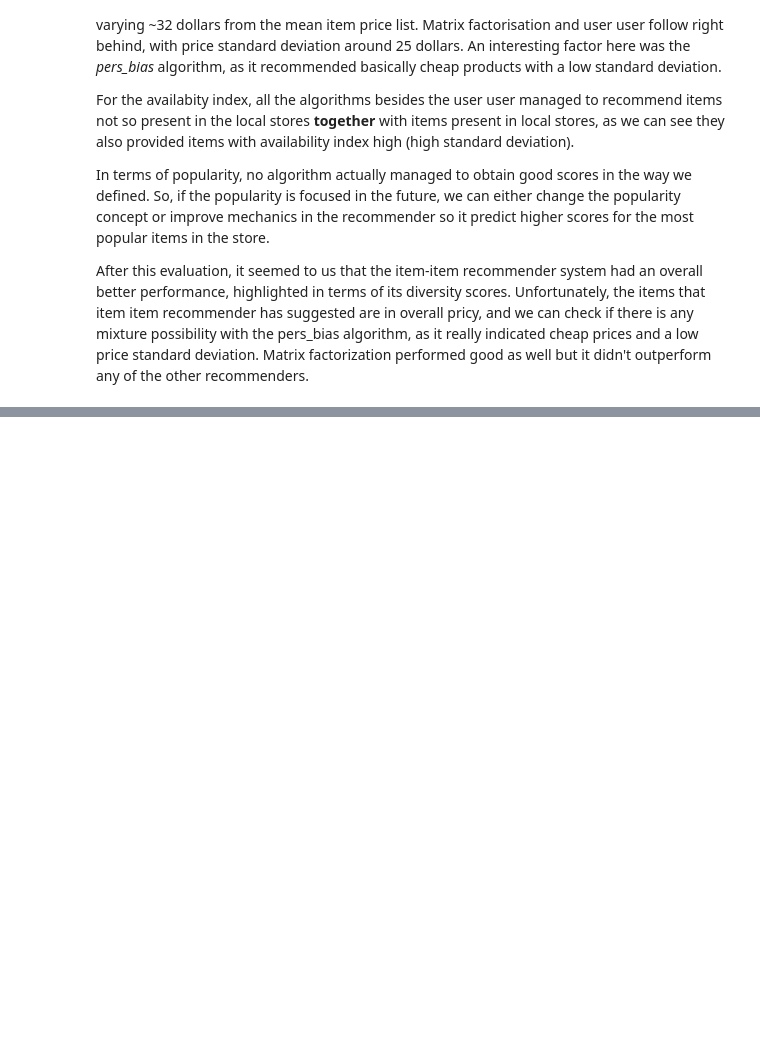
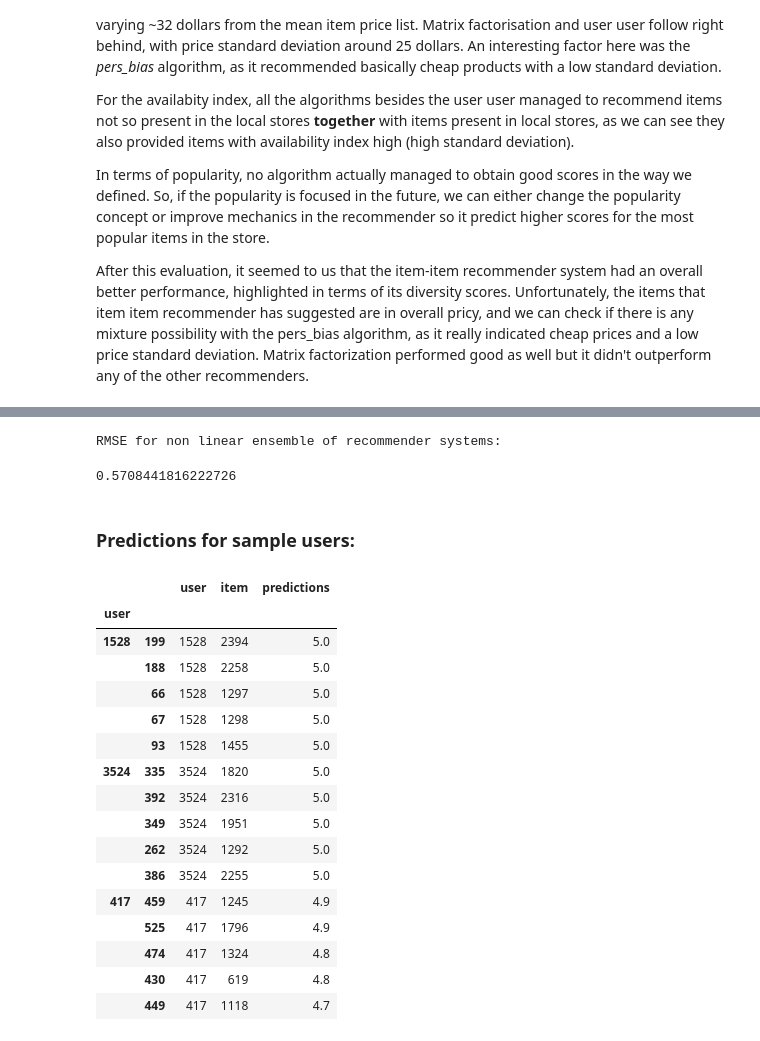
Before and after one commit to caiomiyashiro/RecommenderSystemsNotebooks, a Jupyter notebook: Month 5 Part I - Capstone Assignment II - Metrics Calculation.ipynb, the cells around one changed output, grey strips where cells are left out. Cells and saved outputs as stored; diff of their text form; code cells hidden in the pictures; blank space fills up the shorter version.

```diff
--- a/Month 5 Part I - Capstone Assignment II - Metrics Calculation.ipynb
+++ b/Month 5 Part I - Capstone Assignment II - Metrics Calculation.ipynb
@@ -396,0 +571,33 @@ After this evaluation, it seemed to us that the item-item recommender system had
+# %%
+from sklearn.ensemble import RandomForestRegressor
+
+rf = RandomForestRegressor(random_state=42)
+print('RMSE for non linear ensemble of recommender systems:')
+np.mean(cross_val_score(rf, dataset.drop('rating', axis=1), dataset['rating'], cv=5))
+# %% [output]
+RMSE for non linear ensemble of recommender systems:
+0.5708441816222726
+# %% [markdown]
+### Predictions for sample users:
+# %%
+predictions = rf.fit(dataset.drop('rating', axis=1), dataset['rating']).predict(df_sample[pred_cols])
+recommendations = pd.DataFrame(OrderedDict({'user':df_sample['user'], 'item':df_sample['item'], 'predictions':predictions}))
+recommendations.groupby('user').apply(lambda df_user : df_user.loc[df_user['predictions'].sort_values(ascending=False)[:5].index.values])
+# %% [output]
+|  |  | user | item | predictions |
+| user |  |  |  |  |
+| 1528 | 199 | 1528 | 2394 | 5.0 |
+|  | 188 | 1528 | 2258 | 5.0 |
+|  | 66 | 1528 | 1297 | 5.0 |
+|  | 67 | 1528 | 1298 | 5.0 |
+|  | 93 | 1528 | 1455 | 5.0 |
+| 3524 | 335 | 3524 | 1820 | 5.0 |
+|  | 392 | 3524 | 2316 | 5.0 |
+|  | 349 | 3524 | 1951 | 5.0 |
+|  | 262 | 3524 | 1292 | 5.0 |
+|  | 386 | 3524 | 2255 | 5.0 |
+| 417 | 459 | 417 | 1245 | 4.9 |
+|  | 525 | 417 | 1796 | 4.9 |
+|  | 474 | 417 | 1324 | 4.8 |
+|  | 430 | 417 | 619 | 4.8 |
+|  | 449 | 417 | 1118 | 4.7 |
```
Also changed, not shown: parts of 21 cells of this notebook.
